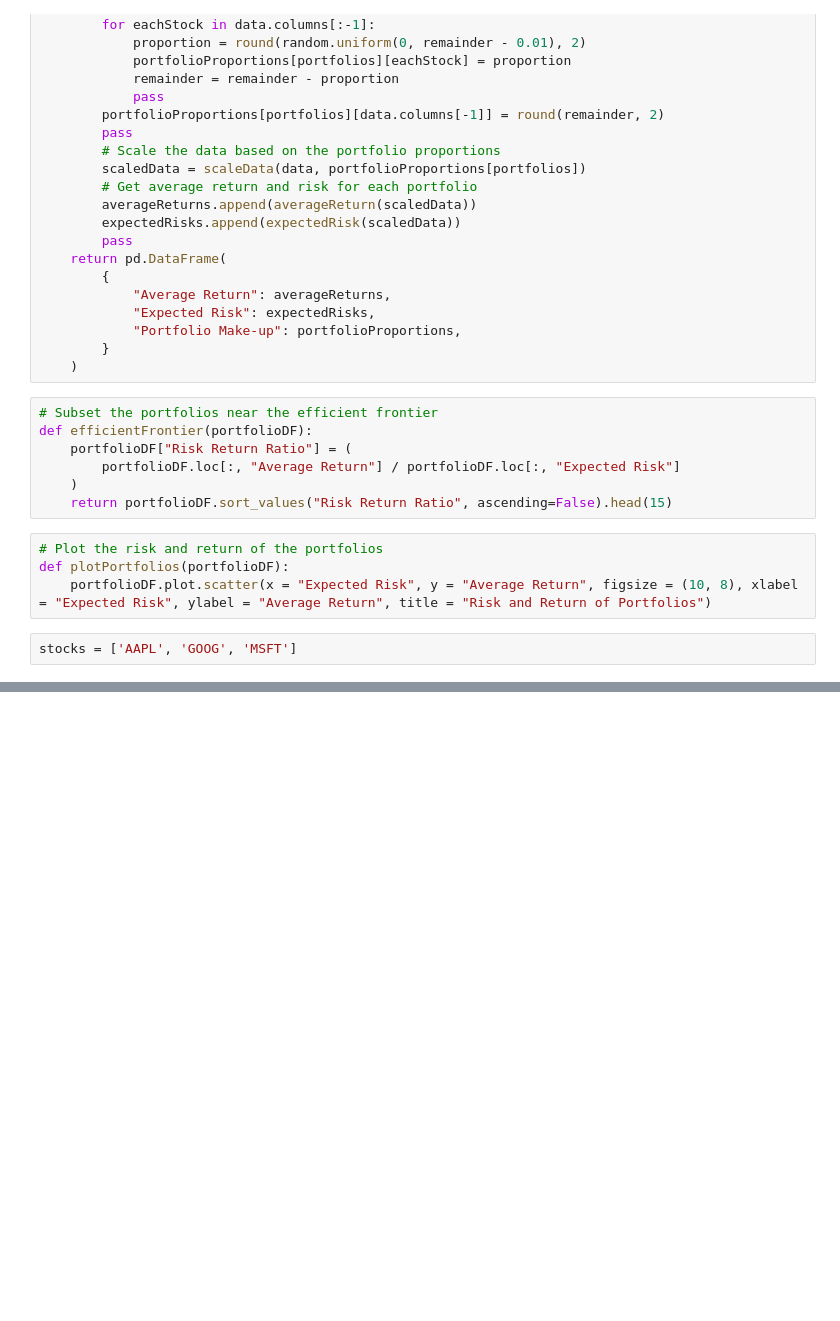
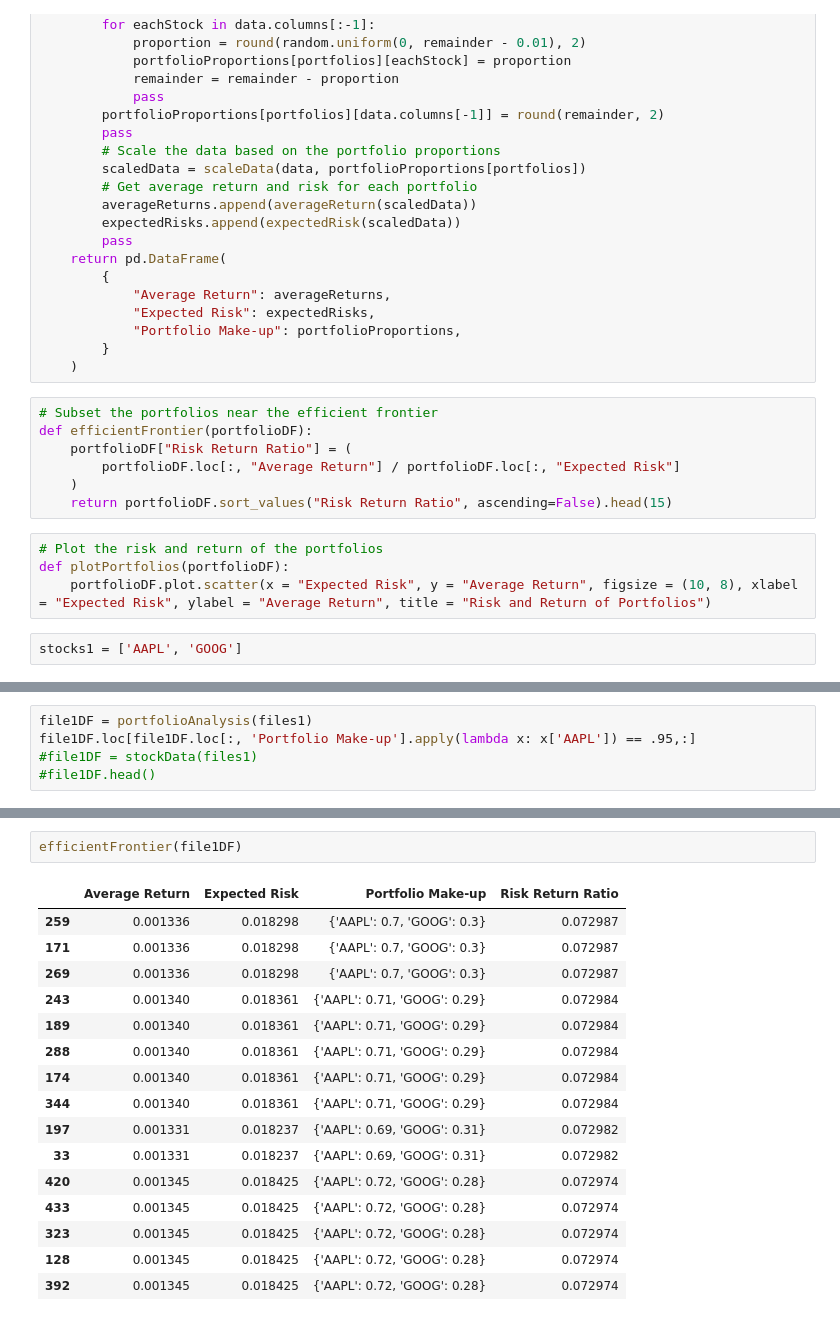
Before and after one commit to nogibjj/Project-2---NC-Stock-Market-Analysis, a Jupyter notebook: AnalysiswPandas.ipynb, the cells around one changed output, grey strips where cells are left out. Cells and saved outputs as stored; diff of their text form; blank space fills up the shorter version.

```diff
--- a/AnalysiswPandas.ipynb
+++ b/AnalysiswPandas.ipynb
@@ -112,4 +115,4 @@ def efficientFrontier(portfolioDF):
 def plotPortfolios(portfolioDF):
     portfolioDF.plot.scatter(x = "Expected Risk", y = "Average Return", figsize = (10, 8), xlabel = "Expected Risk", ylabel = "Average Return", title = "Risk and Return of Portfolios")
 # %%
-stocks = ['AAPL', 'GOOG', 'MSFT']
+stocks1 = ['AAPL', 'GOOG']
@@ -120,0 +131,5 @@ for path in stocks:
+# %%
+file1DF = portfolioAnalysis(files1)
+file1DF.loc[file1DF.loc[:, 'Portfolio Make-up'].apply(lambda x: x['AAPL']) == .95,:]
+#file1DF = stockData(files1)
+#file1DF.head()
@@ -120,0 +154,19 @@ for path in stocks:
+# %%
+efficientFrontier(file1DF)
+# %% [output]
+|  | Average Return | Expected Risk | Portfolio Make-up | Risk Return Ratio |
+| 259 | 0.001336 | 0.018298 | {'AAPL': 0.7, 'GOOG': 0.3} | 0.072987 |
+| 171 | 0.001336 | 0.018298 | {'AAPL': 0.7, 'GOOG': 0.3} | 0.072987 |
+| 269 | 0.001336 | 0.018298 | {'AAPL': 0.7, 'GOOG': 0.3} | 0.072987 |
+| 243 | 0.001340 | 0.018361 | {'AAPL': 0.71, 'GOOG': 0.29} | 0.072984 |
+| 189 | 0.001340 | 0.018361 | {'AAPL': 0.71, 'GOOG': 0.29} | 0.072984 |
+| 288 | 0.001340 | 0.018361 | {'AAPL': 0.71, 'GOOG': 0.29} | 0.072984 |
+| 174 | 0.001340 | 0.018361 | {'AAPL': 0.71, 'GOOG': 0.29} | 0.072984 |
+| 344 | 0.001340 | 0.018361 | {'AAPL': 0.71, 'GOOG': 0.29} | 0.072984 |
+| 197 | 0.001331 | 0.018237 | {'AAPL': 0.69, 'GOOG': 0.31} | 0.072982 |
+| 33 | 0.001331 | 0.018237 | {'AAPL': 0.69, 'GOOG': 0.31} | 0.072982 |
+| 420 | 0.001345 | 0.018425 | {'AAPL': 0.72, 'GOOG': 0.28} | 0.072974 |
+| 433 | 0.001345 | 0.018425 | {'AAPL': 0.72, 'GOOG': 0.28} | 0.072974 |
+| 323 | 0.001345 | 0.018425 | {'AAPL': 0.72, 'GOOG': 0.28} | 0.072974 |
+| 128 | 0.001345 | 0.018425 | {'AAPL': 0.72, 'GOOG': 0.28} | 0.072974 |
+| 392 | 0.001345 | 0.018425 | {'AAPL': 0.72, 'GOOG': 0.28} | 0.072974 |
```
Also changed, not shown: parts of 8 cells of this notebook, 1 other file.
